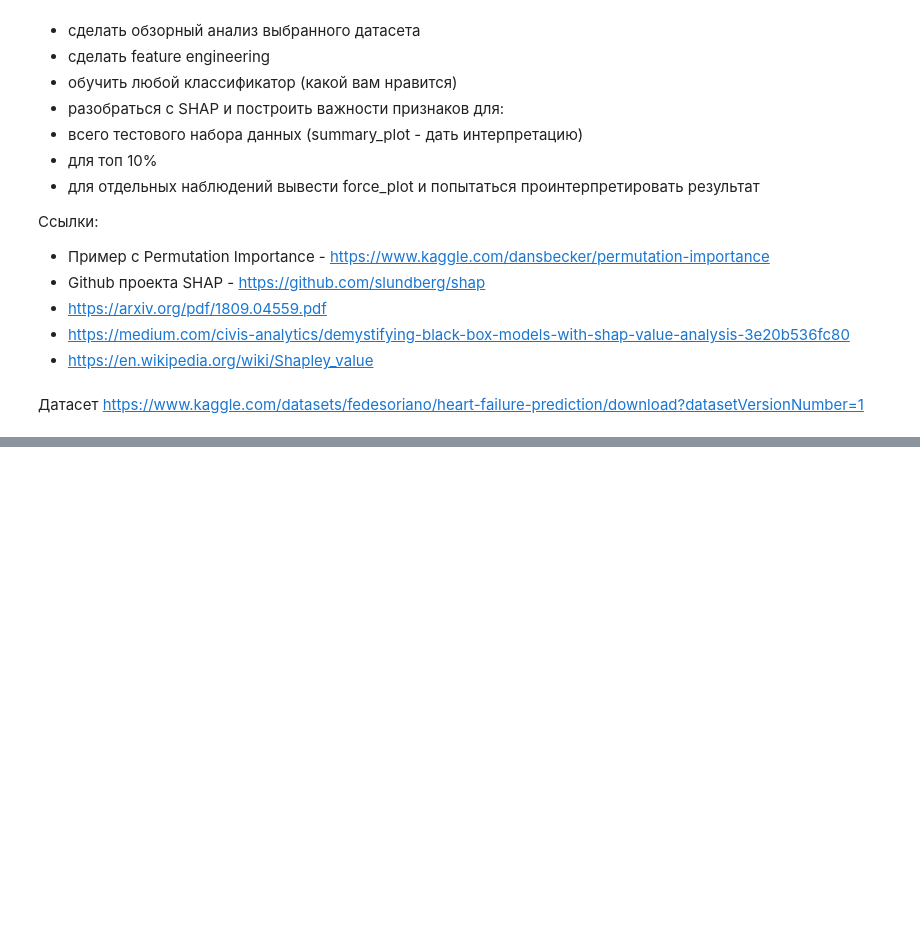
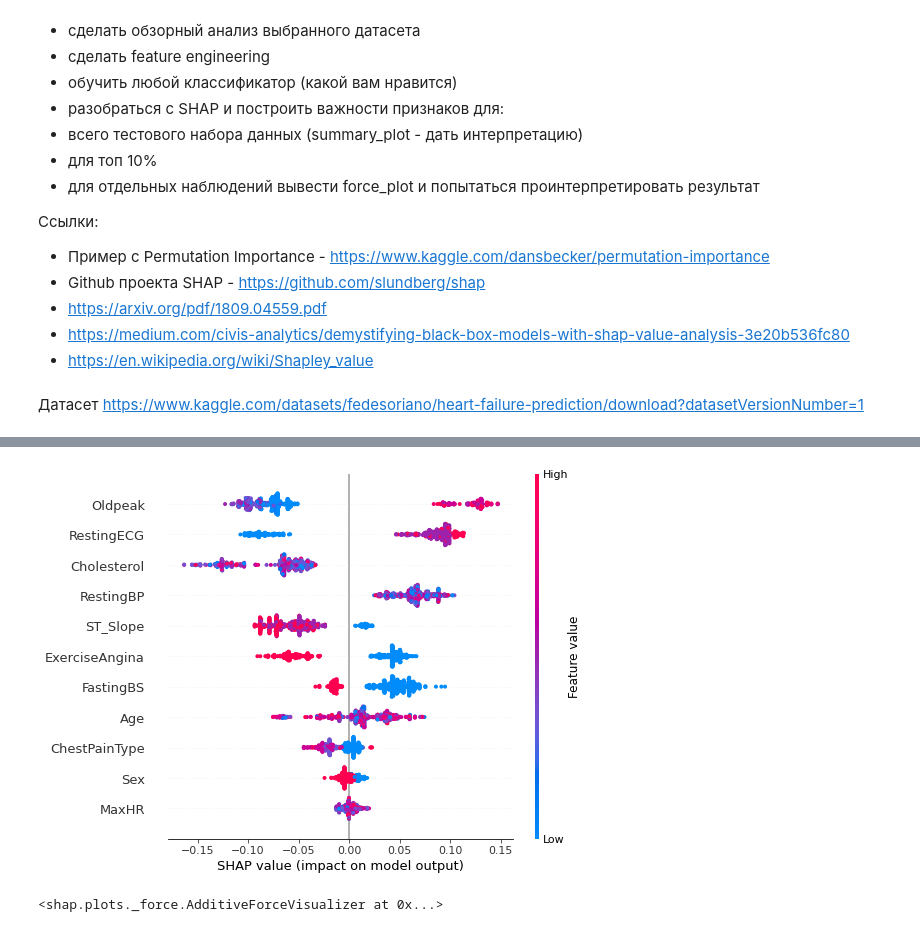
Before and after one commit to vit050587/ML_in_work, a Jupyter notebook: HW7.ipynb, the cells around one changed output, grey strips where cells are left out. Cells and saved outputs as stored; diff of their text form; code cells hidden in the pictures; blank space fills up the shorter version.

```diff
--- a/HW7.ipynb
+++ b/HW7.ipynb
@@ -23,0 +385,7 @@
+# %%
+cls=Pipeline([
+    ('features',feats),
+    ('classifier', RandomForestClassifier(random_state = 42))
+])
+# %%
+cls.fit(X_train, y_train)
@@ -23,0 +503,14 @@
+# %%
+explainer = shap.TreeExplainer(cls[1])
+shap_values = explainer.shap_values(X_train)
+# %%
+shap_values1=shap_values[0]
+# %%
+# summarize the effects of all the features
+shap.summary_plot(shap_values1, X_train)
+# %% [output]
+[figure, added]
+# %%
+shap.force_plot(explainer.expected_value[0], shap_values[0][25],  X_train.iloc[25,:])
+# %% [output]
+<shap.plots._force.AdditiveForceVisualizer at 0x...>
```
Also changed, not shown: parts of 39 cells of this notebook.
